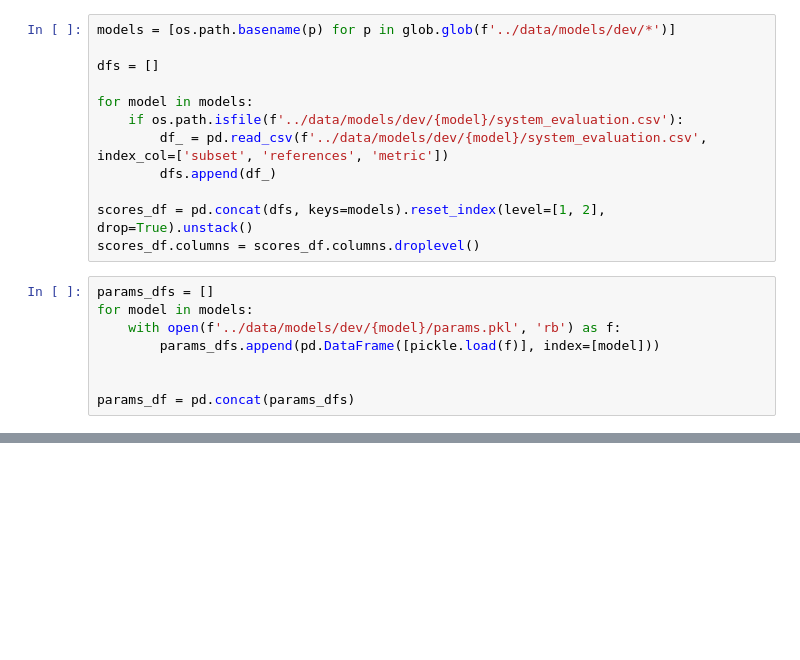
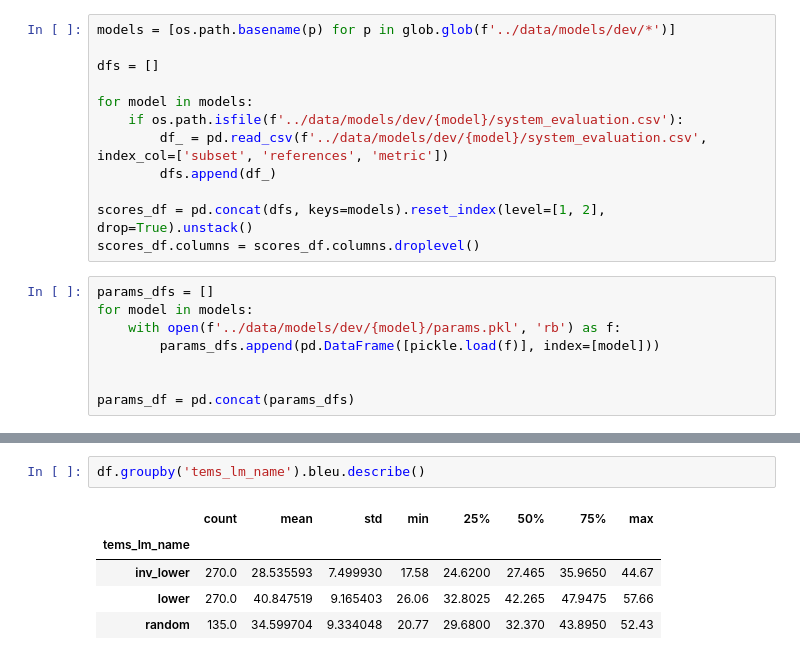
Before and after one commit to abevieiramota/masters, a Jupyter notebook: notebook/00 - Automatic evaluation - DEV.ipynb, the cells around one changed output, grey strips where cells are left out. Saved outputs shown, nothing was run; the diff lists cells and outputs as text; blank space fills up the shorter version.

```diff
--- a/notebook/00 - Automatic evaluation - DEV.ipynb
+++ b/notebook/00 - Automatic evaluation - DEV.ipynb
@@ -56,0 +75,8 @@ Name: dp_scorer, dtype: int64
+# %%
+df.groupby('tems_lm_name').bleu.describe()
+# %% [output]
+|  | count | mean | std | min | 25% | 50% | 75% | max |
+| tems_lm_name |  |  |  |  |  |  |  |  |
+| inv_lower | 270.0 | 28.535593 | 7.499930 | 17.58 | 24.6200 | 27.465 | 35.9650 | 44.67 |
+| lower | 270.0 | 40.847519 | 9.165403 | 26.06 | 32.8025 | 42.265 | 47.9475 | 57.66 |
+| random | 135.0 | 34.599704 | 9.334048 | 20.77 | 29.6800 | 32.370 | 43.8950 | 52.43 |
```
Also changed, not shown: parts of 6 cells of this notebook, 4 other files.
